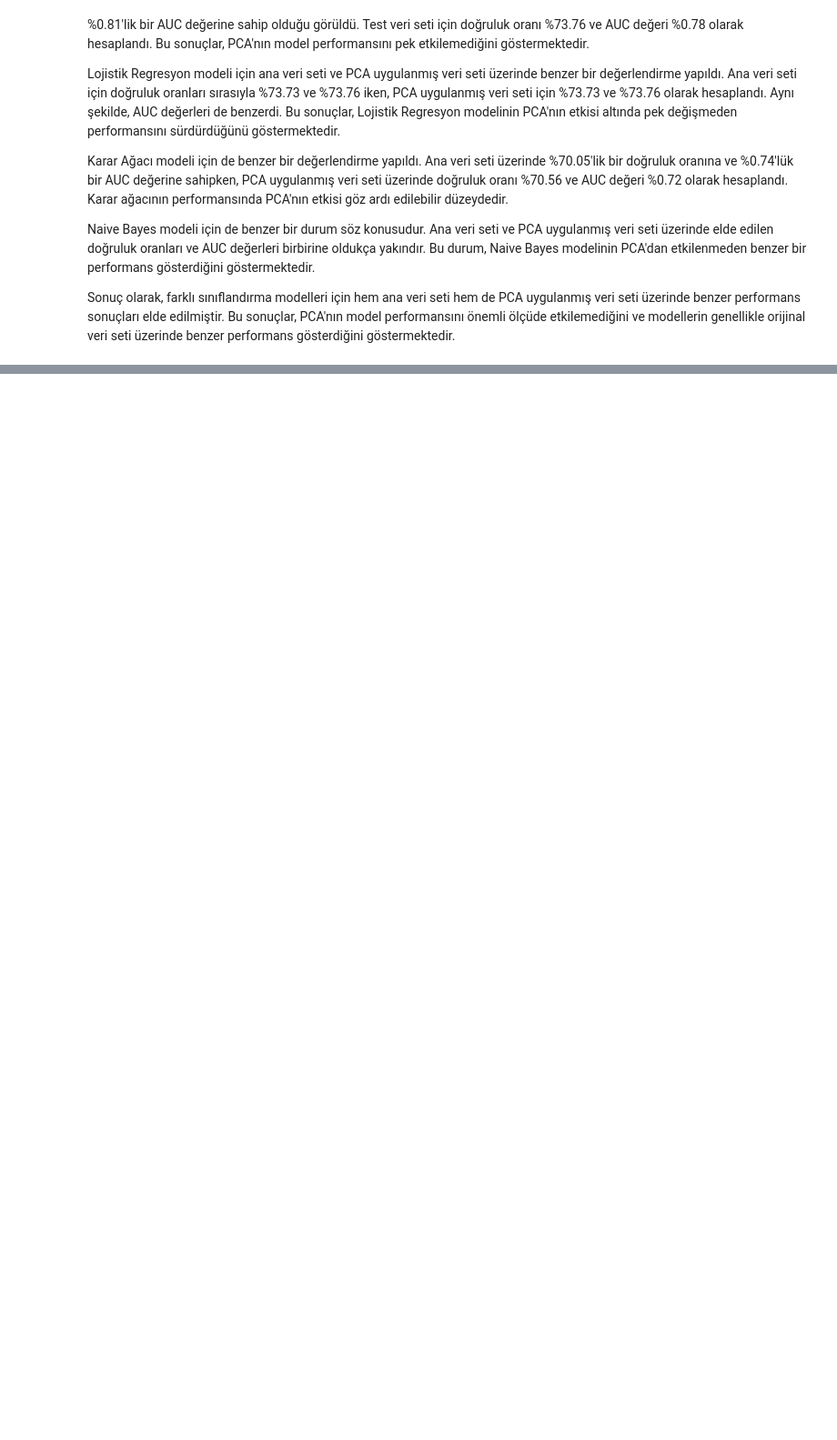
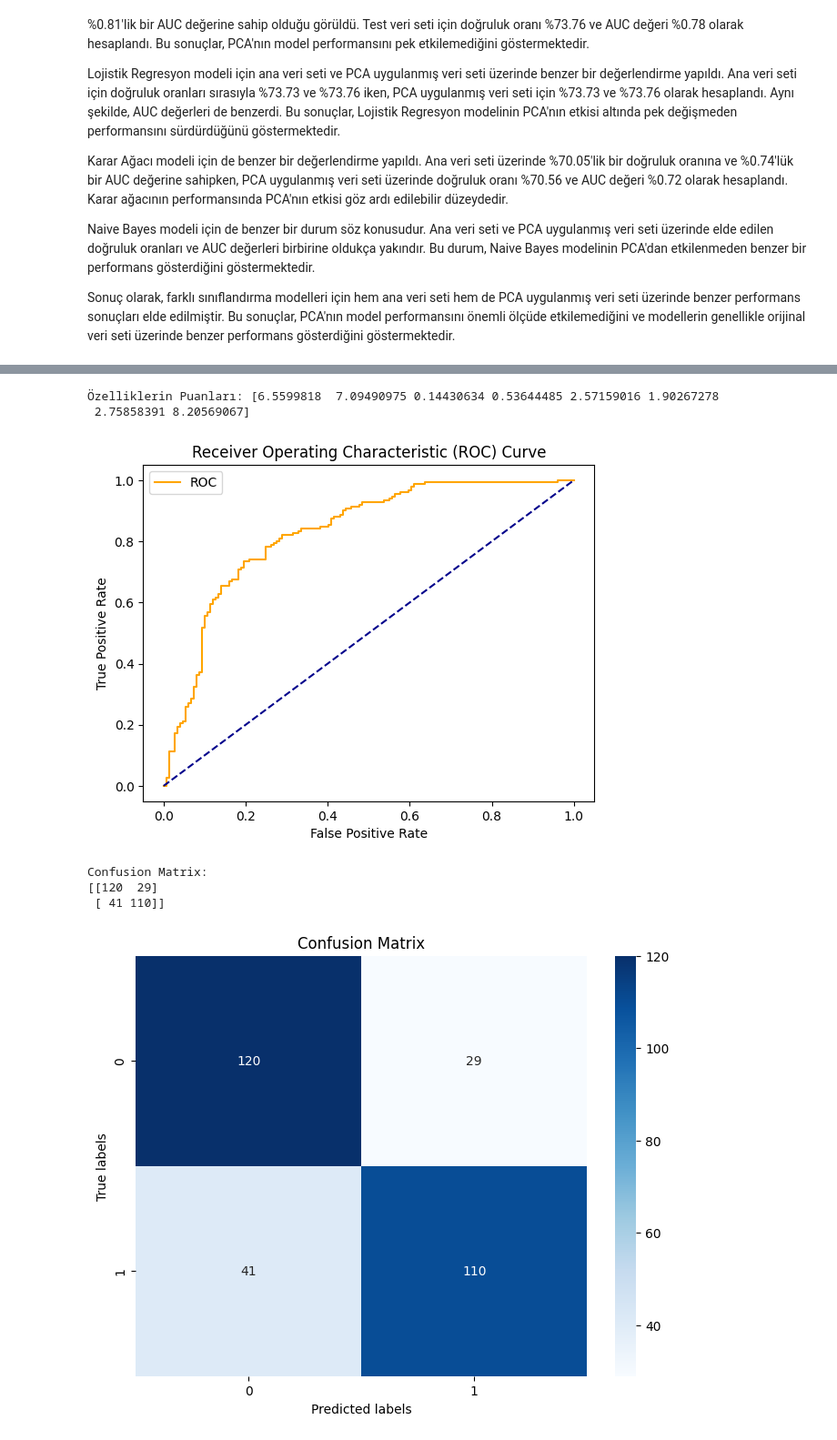
Before and after one commit to zdemirel/Machine-Learning-Pima-Indian-Diabetes-Prediction, a Jupyter notebook: machine_learning.ipynb, the cells around one changed output, grey strips where cells are left out. Shown at 91% size. Saved outputs shown, nothing was run; the diff lists cells and outputs as text; code cells hidden in the pictures; blank space fills up the shorter version.

```diff
--- a/machine_learning.ipynb
+++ b/machine_learning.ipynb
@@ -777,0 +869,80 @@ Sonuç olarak, farklı sınıflandırma modelleri için hem ana veri seti hem de
+# %%
+# Veri setini yükleme
+data = pd.read_csv("diabetes.csv")
+
+# Normalizasyon
+scaler = MinMaxScaler()
+X_normalized = scaler.fit_transform(data.iloc[:, :-1])  # Özniteliklerin normalizasyonu
+y = data['Outcome']  # Hedef değişken
+
+# Özellik seçimi
+k_best_features = SelectKBest(score_func=chi2, k='all')  # Tüm özelliklerin önemini değerlendirme
+X_new = k_best_features.fit_transform(X_normalized, y)
+print("Özelliklerin Puanları:", k_best_features.scores_)
+
+# SMOTE ile veri dengesini sağlama
+smote = SMOTE(random_state=42)
+X_resampled, y_resampled = smote.fit_resample(X_new, y)
+
+# Veri setini rastgele olarak %70 eğitim %30 test olacak şekilde ayırma
+X_train_opt, X_test_opt, y_train_opt, y_test_opt = train_test_split(X_resampled, y_resampled, test_size=0.3, random_state=42)
+
+# Naive Bayes sınıflandırıcısını oluşturma ve eğitme
+nb_classifier_opt = GaussianNB()
+nb_classifier_opt.fit(X_train_opt, y_train_opt)
+
+# Test veri seti üzerinde tahmin yapma
+y_pred_opt = nb_classifier_opt.predict(X_test_opt)
+
+# ROC Eğrisi oluşturma
+y_prob_opt = nb_classifier_opt.predict_proba(X_test_opt)[:, 1]
+fpr_opt, tpr_opt, thresholds_opt = roc_curve(y_test_opt, y_prob_opt)
+
+# ROC Eğrisini görselleştirme
+plt.figure()
+plt.plot(fpr_opt, tpr_opt, color='orange', label='ROC')
+plt.plot([0, 1], [0, 1], color='darkblue', linestyle='--')
+plt.xlabel('False Positive Rate')
+plt.ylabel('True Positive Rate')
+plt.title('Receiver Operating Characteristic (ROC) Curve')
+plt.legend()
+plt.show()
+
+# Confusion matrix'i hesaplama
+cm_opt = confusion_matrix(y_test_opt, y_pred_opt)
+print("Confusion Matrix:")
+print(cm_opt)
+
+# Confusion matrix'i görselleştirme
+plt.figure(figsize=(8, 6))
+sns.heatmap(cm_opt, annot=True, cmap='Blues', fmt='g')
+plt.xlabel('Predicted labels')
+plt.ylabel('True labels')
+plt.title('Confusion Matrix')
+plt.show()
+
+# Accuracy hesaplama
+accuracy_opt = accuracy_score(y_test_opt, y_pred_opt)
+print("Accuracy:", accuracy_opt)
+
+# Sensitivity, Specificity ve Recall hesaplama
+tn_opt, fp_opt, fn_opt, tp_opt = cm_opt.ravel()
+sensitivity_opt = tp_opt / (tp_opt + fn_opt)
+specificity_opt = tn_opt / (tn_opt + fp_opt)
+recall_opt = tp_opt / (tp_opt + fn_opt)
+
+print("Sensitivity (True Positive Rate):", sensitivity_opt)
+print("Specificity (True Negative Rate):", specificity_opt)
+print("Recall:", recall_opt)
+
+# Ek değerlendirme metrikleri
+print("Classification Report:")
+print(classification_report(y_test_opt, y_pred_opt))
+# %% [output]
+Özelliklerin Puanları: [6.5599818  7.09490975 0.14430634 0.53644485 2.57159016 1.90267278
+ 2.75858391 8.20569067]
+[figure, added]
+Confusion Matrix:
+[[120  29]
+ [ 41 110]]
+[figure, added]
```
Also changed, not shown: parts of 28 cells of this notebook.
